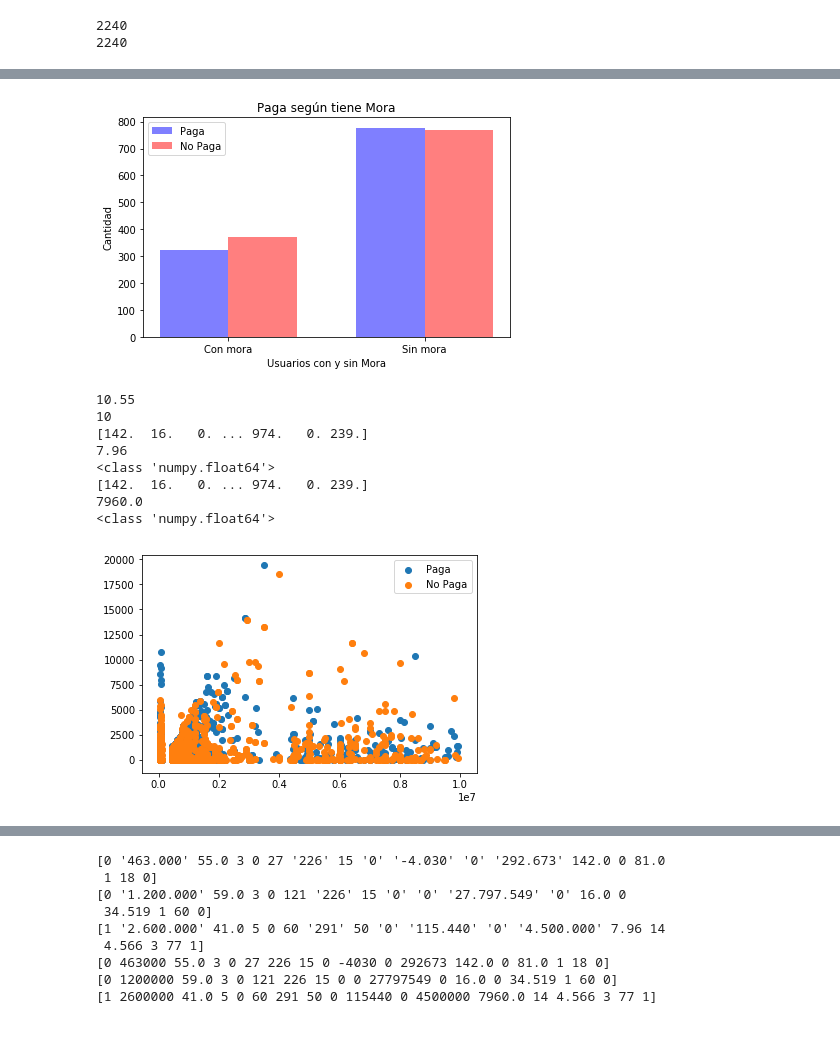
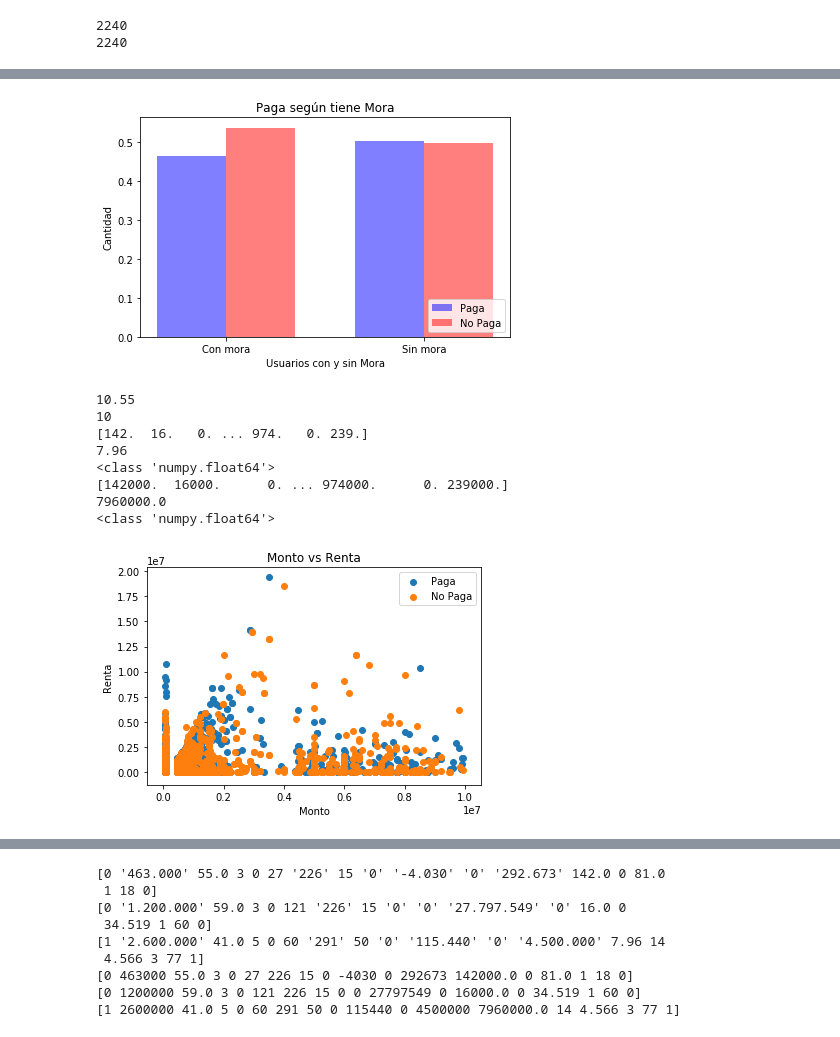
Before and after one commit to GioPais/Credit_score_project, a Jupyter notebook: Credit_score.ipynb, the cells around one changed output, grey strips where cells are left out. Saved outputs shown, nothing was run; the diff lists cells and outputs as text; code cells hidden in the pictures.

```diff
--- a/Credit_score.ipynb
+++ b/Credit_score.ipynb
@@ -309,8 +322,8 @@ for i in range(0,len(y_data)):
 
 n_groups = 2
 
-P_dias_mora = (P_m, P_nm)
-NP_dias_mora = (NP_m, NP_nm)
+P_dias_mora = (P_m/(P_m+NP_m), P_nm/(P_nm+NP_nm))
+NP_dias_mora = (NP_m/(P_m+NP_m), NP_nm/(P_nm+NP_nm))
 
 fig, ax = plt.subplots()
 
@@ -333,12 +346,12 @@ ax.set_ylabel('Cantidad')
 ax.set_title('Paga según tiene Mora')
 ax.set_xticks(index + bar_width / 2)
 ax.set_xticklabels(('Con mora','Sin mora'))
-ax.legend()
+ax.legend(loc='lower right')
 
 fig.tight_layout()
 plt.show()
 # %% [output]
-[figure, old version]
+[figure, new version]
 # %%
 # MONTO vs RENTA
 
@@ -347,9 +360,6 @@ renta_arr=np.reshape(renta_arr,-1)
 
 monto_arr=monto.values
 monto_arr=np.reshape(monto_arr,-1)
-
-#print(renta_arr)
-#print(type(renta_arr[0]))
 
 a=10.55
 print(a)
@@ -364,52 +374,40 @@ renta_P,renta_NP=[],[]
 
 renta_arr = [w.replace('.', '') for w in renta_arr]
 
 for i in range(0,len(monto_arr)):
     if monto_arr[i]-int(monto_arr[i])>0.0:
         monto_arr[i]=monto_arr[i]*1000
-
-
-#monto_arr = [str(w) for w in monto_arr]
-#monto_arr = [w.replace('.', '') for w in monto_arr]
-
-
-#print(renta_arr)
-#print(type(renta_arr[0]))
+    monto_arr[i]=int(monto_arr[i])*1000
 
 print(monto_arr)
 print(monto_arr[4])
 print(type(monto_arr[0]))
 
 for i in range(0,len(renta_arr)):
-
     if y_data[i]==1:
         monto_P.append(int(monto_arr[i]))
         renta_P.append(int(renta_arr[i]))
     else:
         monto_NP.append(int(monto_arr[i]))
         renta_NP.append(int(renta_arr[i]))
 
-#words = [w.replace('[br]', '<br />') for w in words]
-
-
-#renta_arr = [int(i) for i in renta_arr]
-
-#monto_arr = [int(i) for i in monto_arr]
-
 plt.scatter(renta_P,monto_P)
 plt.scatter(renta_NP,monto_NP)
 plt.legend(['Paga','No Paga'])
+plt.xlabel('Monto')
+plt.ylabel('Renta')
+plt.title('Monto vs Renta')
 plt.show()
 # %% [output]
 10.55
 10
 [142.  16.   0. ... 974.   0. 239.]
 7.96
 <class 'numpy.float64'>
-[142.  16.   0. ... 974.   0. 239.]
-7960.0
+[142000.  16000.      0. ... 974000.      0. 239000.]
+7960000.0
 <class 'numpy.float64'>
-[figure, old version]
+[figure, new version]
 # %%
 features.dtypes
 # %% [output]
@@ -514,6 +512,7 @@ for i in range(0,len(features_arr)):
     #MONTO SoLICITADO
     if features_arr[i][12]-int(features_arr[i][12])>0.0:
         features_arr[i][12]=features_arr[i][12]*1000
+    features_arr[i][12]=features_arr[i][12]*1000
     if features_arr[i][6] != ' ':
         features_arr[i][6]=int(features_arr[i][6])
     else:
@@ -531,6 +530,6 @@ print(features_arr[4])
  34.519 1 60 0]
 [1 '2.600.000' 41.0 5 0 60 '291' 50 '0' '115.440' '0' '4.500.000' 7.96 14
  4.566 3 77 1]
-[0 463000 55.0 3 0 27 226 15 0 -4030 0 292673 142.0 0 81.0 1 18 0]
-[0 1200000 59.0 3 0 121 226 15 0 0 27797549 0 16.0 0 34.519 1 60 0]
-[1 2600000 41.0 5 0 60 291 50 0 115440 0 4500000 7960.0 14 4.566 3 77 1]
+[0 463000 55.0 3 0 27 226 15 0 -4030 0 292673 142000.0 0 81.0 1 18 0]
+[0 1200000 59.0 3 0 121 226 15 0 0 27797549 0 16000.0 0 34.519 1 60 0]
+[1 2600000 41.0 5 0 60 291 50 0 115440 0 4500000 7960000.0 14 4.566 3 77 1]
```
Also changed, not shown: parts of 10 cells of this notebook.
